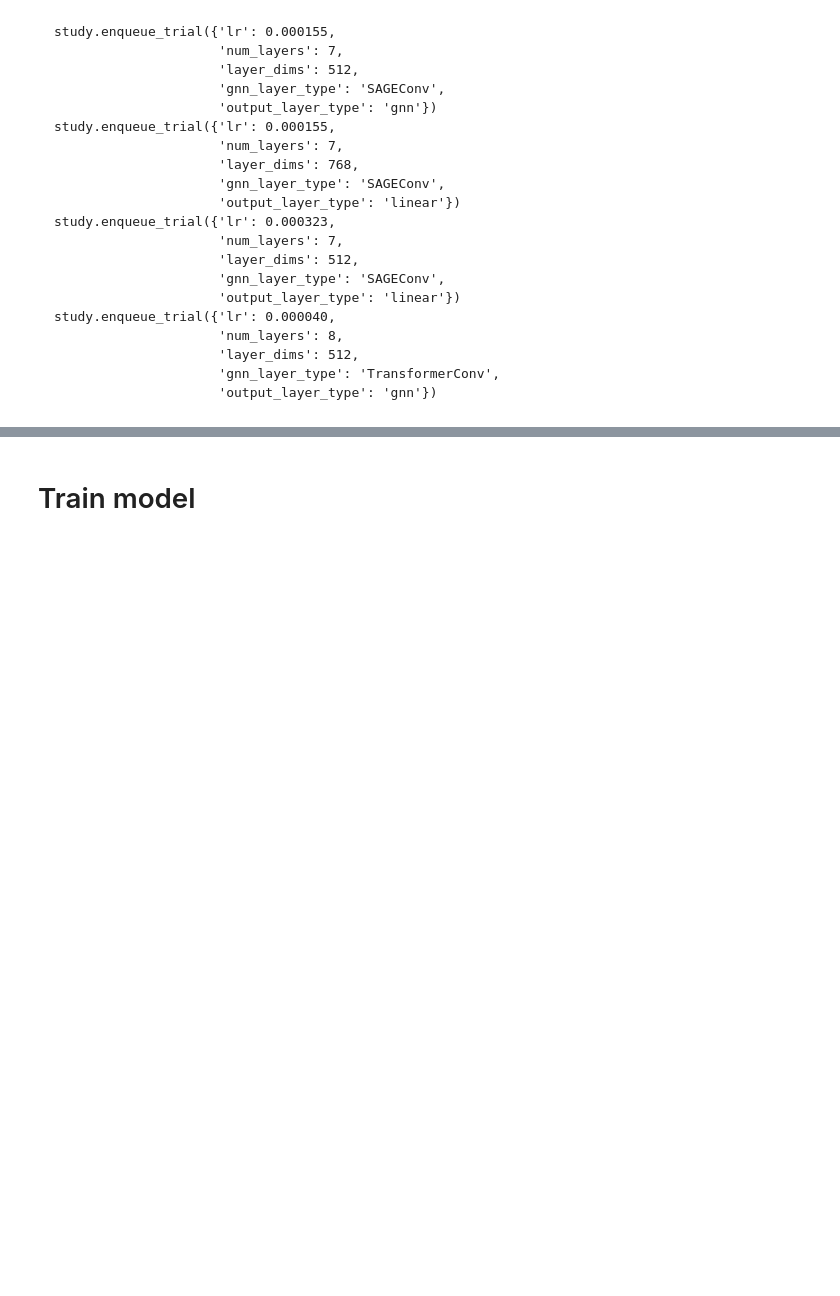
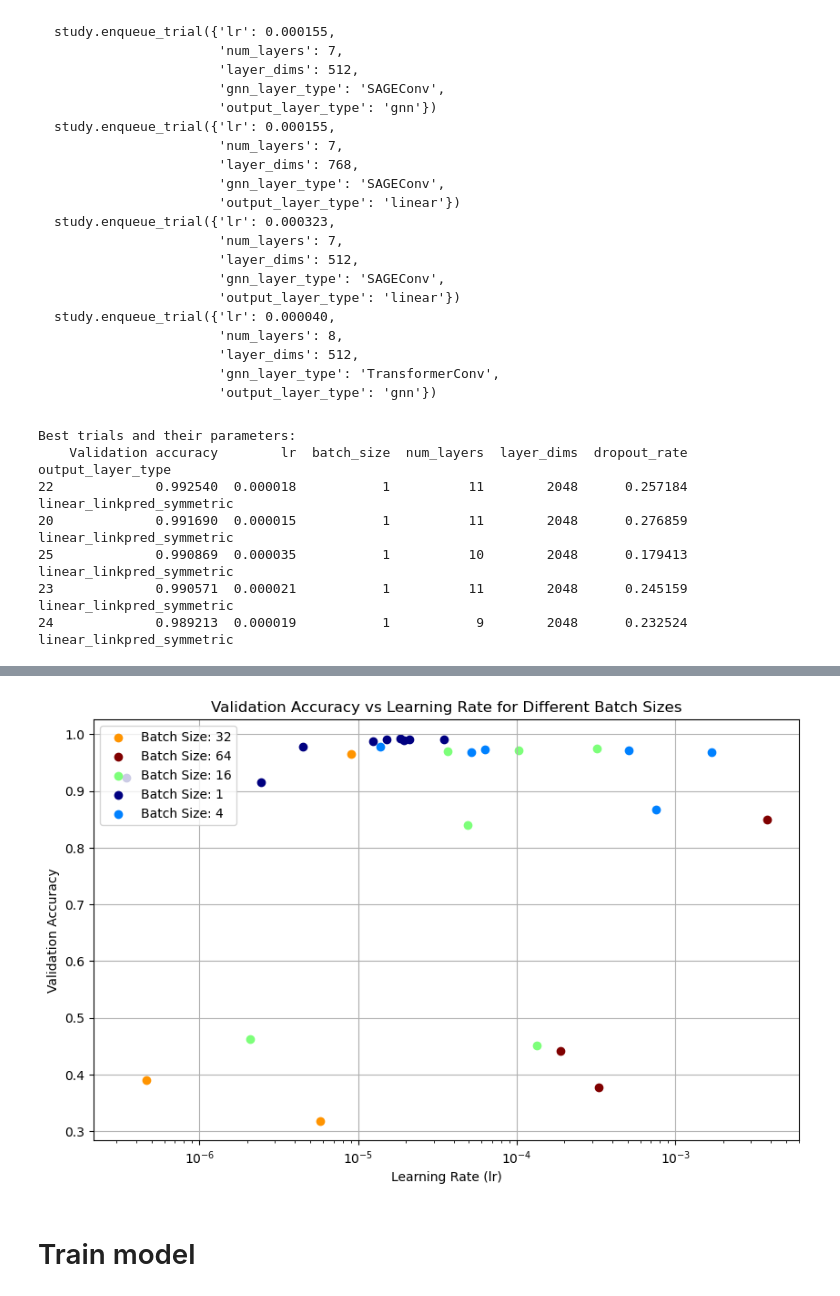
Before and after one commit to ribesstefano/PROTAC-Splitter, a Jupyter notebook: notebooks/GNN/gnn_full_pipeline_v1.2.ipynb, the cells around one changed output, grey strips where cells are left out. Drawn from its saved outputs; the diff is of its cells as text; code cells hidden in the pictures; blank space fills up the shorter version.

```diff
--- a/notebooks/GNN/gnn_full_pipeline_v1.2.ipynb
+++ b/notebooks/GNN/gnn_full_pipeline_v1.2.ipynb
@@ -1330,6 +1798,23 @@ else:
     datasets = [train_set_pub, val_set_pub, test_set_pub, test_a0_set_pub, test_a1_set_pub, test_a2_set_pub]
 test_sets = [test_set_pub, test_a0_set_pub, test_a1_set_pub, test_a2_set_pub]
 dataset_names = ["Train", "Validation", "Test PROTAC", "Test POI", "Test Linker", "Test E3"]
+# %%
+save_datasets = True
+
+if save_datasets:
+    dataset_path = 'datasets_descrdkitgraph.pickle'   #'datasets_descrdkitgraph.pickle'
+    if not os.path.exists(dataset_path):
+        with open(dataset_path, 'wb') as file:
+            pickle.dump(datasets, file)
+    else:
+        print(f'dataset_path already exists!')
+# %%
+load_datasets = False
+
+if load_datasets:
+    dataset_path = 'datasets_descrdkitgraph.pickle'
+    with open(dataset_path, 'rb') as file:
+        datasets = pickle.load(file)
 # %%
 def viz_bonds(smi, target_bonds):
 
@@ -1420,7 +1905,7 @@ if visualize_bonds:
 # %% [markdown]
 # Optuna
 # %%
-use_optuna = True
+use_optuna = False
 # %%
 def objective(trial, max_epochs=25, model_type='link_pred', datasets=[[train_set_pub], [val_set_pub]]):
     #Optuna logic
@@ -1445,6 +1930,7 @@ def objective(trial, max_epochs=25, model_type='link_pred', datasets=[[train_set
             output_layer_type =  trial.suggest_categorical('output_layer_type', ['linear_linkpred', 'linear_linkpred_symmetric', 'linear_linkpred_global', 'linear_linkpred_symmetric_global'])
             #gnn_layer_type = trial.suggest_categorical('gnn_layer_type', ['SAGEConv', 'TransformerConv']) #, 'AttentiveFP'])  GINConv
             gnn_layer_type = "GraphConv" # trial.suggest_categorical('gnn_layer_type', ['GraphConv', 'GCNConv', 'GATConv', 'SAGEConv', 'TransformerConv']) #, 'AttentiveFP'])  GINConv
+            gnn_layer_type = trial.suggest_categorical('gnn_layer_type', ['GATConv', 'TransformerConv', 'GGNN']) #, 'AttentiveFP'])  GINConv
             #layer_type_settings = { 'GraphConv': ['setting1', 'setting2'], ...
             #                       }
 
@@ -1636,11 +2122,11 @@ if use_optuna:
 # %%
 load_pickled_study = False
 
-if use_optuna:
+if use_optuna or load_pickled_study:
 
     #load study
     if load_pickled_study:
-        study_path = 'link_pred_study6.pickle' # ''
+        study_path = 'link_pred_study7_graphdesc.pickle' # ''
         if os.path.exists(study_path):
             with open(study_path, 'rb') as file:
                 study = pickle.load(file)
@@ -1732,3 +2218,11 @@ if use_optuna:
     plt.legend(loc='upper left')
     plt.grid(True)
     plt.show()
+# %% [output]
+Best trials and their parameters:
+    Validation accuracy        lr  batch_size  num_layers  layer_dims  dropout_rate          output_layer_type
+22             0.992540  0.000018           1          11        2048      0.257184  linear_linkpred_symmetric
+20             0.991690  0.000015           1          11        2048      0.276859  linear_linkpred_symmetric
+25             0.990869  0.000035           1          10        2048      0.179413  linear_linkpred_symmetric
+23             0.990571  0.000021           1          11        2048      0.245159  linear_linkpred_symmetric
+24             0.989213  0.000019           1           9        2048      0.232524  linear_linkpred_symmetric
@@ -1735,3 +2233,4 @@ if use_optuna:
+[figure, added]
 # %% [markdown]
 # Train model
 # %%
```
Also changed, not shown: parts of 18 cells of this notebook, 1 other file.
